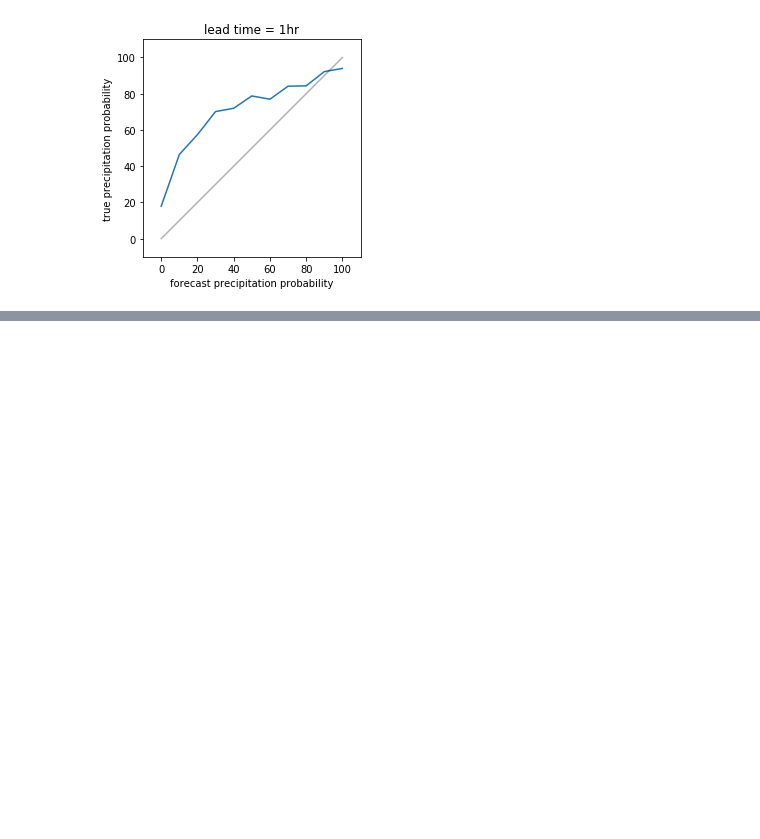
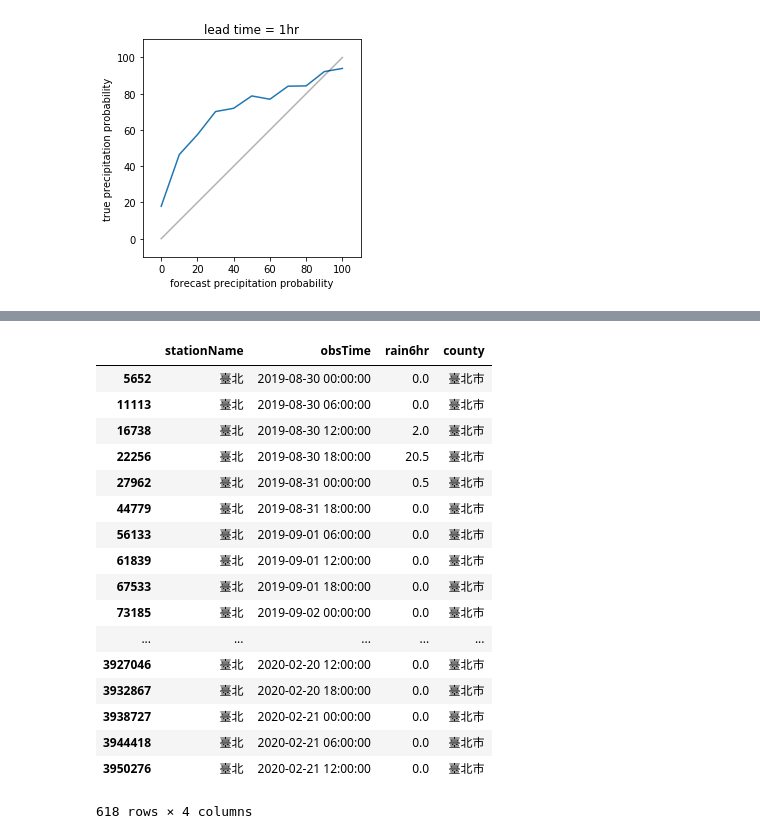
Before and after one commit to CYehLu/CWB_forecast_analysis, a Jupyter notebook: analysis_rainobs.ipynb, the cells around one changed output, grey strips where cells are left out. Saved outputs shown, nothing was run; the diff lists cells and outputs as text; code cells hidden in the pictures; blank space fills up the shorter version.

```diff
--- a/analysis_rainobs.ipynb
+++ b/analysis_rainobs.ipynb
@@ -183,0 +406,22 @@ plt.gca().set_aspect('equal', adjustable='box')
+# %%
+taipei = df6[df6['stationName'] == '臺北'].copy()
+taipei
+# %% [output]
+|  | stationName | obsTime | rain6hr | county |
+| 5652 | 臺北 | 2019-08-30 00:00:00 | 0.0 | 臺北市 |
+| 11113 | 臺北 | 2019-08-30 06:00:00 | 0.0 | 臺北市 |
+| 16738 | 臺北 | 2019-08-30 12:00:00 | 2.0 | 臺北市 |
+| 22256 | 臺北 | 2019-08-30 18:00:00 | 20.5 | 臺北市 |
+| 27962 | 臺北 | 2019-08-31 00:00:00 | 0.5 | 臺北市 |
+| 44779 | 臺北 | 2019-08-31 18:00:00 | 0.0 | 臺北市 |
+| 56133 | 臺北 | 2019-09-01 06:00:00 | 0.0 | 臺北市 |
+| 61839 | 臺北 | 2019-09-01 12:00:00 | 0.0 | 臺北市 |
+| 67533 | 臺北 | 2019-09-01 18:00:00 | 0.0 | 臺北市 |
+| 73185 | 臺北 | 2019-09-02 00:00:00 | 0.0 | 臺北市 |
+| ... | ... | ... | ... | ... |
+| 3927046 | 臺北 | 2020-02-20 12:00:00 | 0.0 | 臺北市 |
+| 3932867 | 臺北 | 2020-02-20 18:00:00 | 0.0 | 臺北市 |
+| 3938727 | 臺北 | 2020-02-21 00:00:00 | 0.0 | 臺北市 |
+| 3944418 | 臺北 | 2020-02-21 06:00:00 | 0.0 | 臺北市 |
+| 3950276 | 臺北 | 2020-02-21 12:00:00 | 0.0 | 臺北市 |
+618 rows × 4 columns
```
Also changed, not shown: parts of 10 cells of this notebook, 1 other file.
